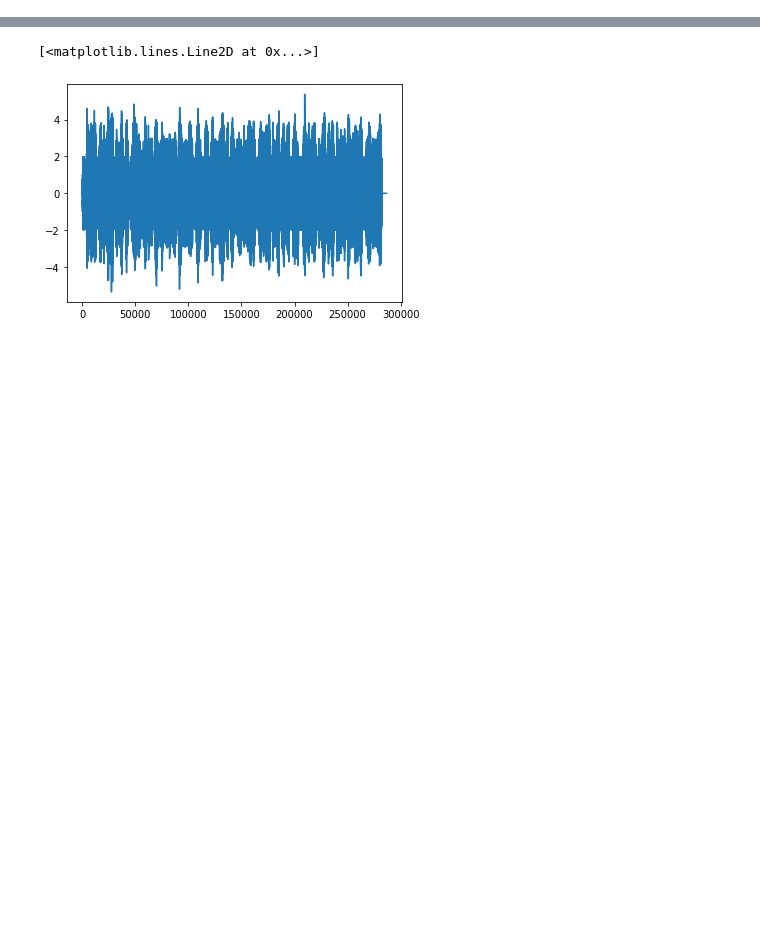
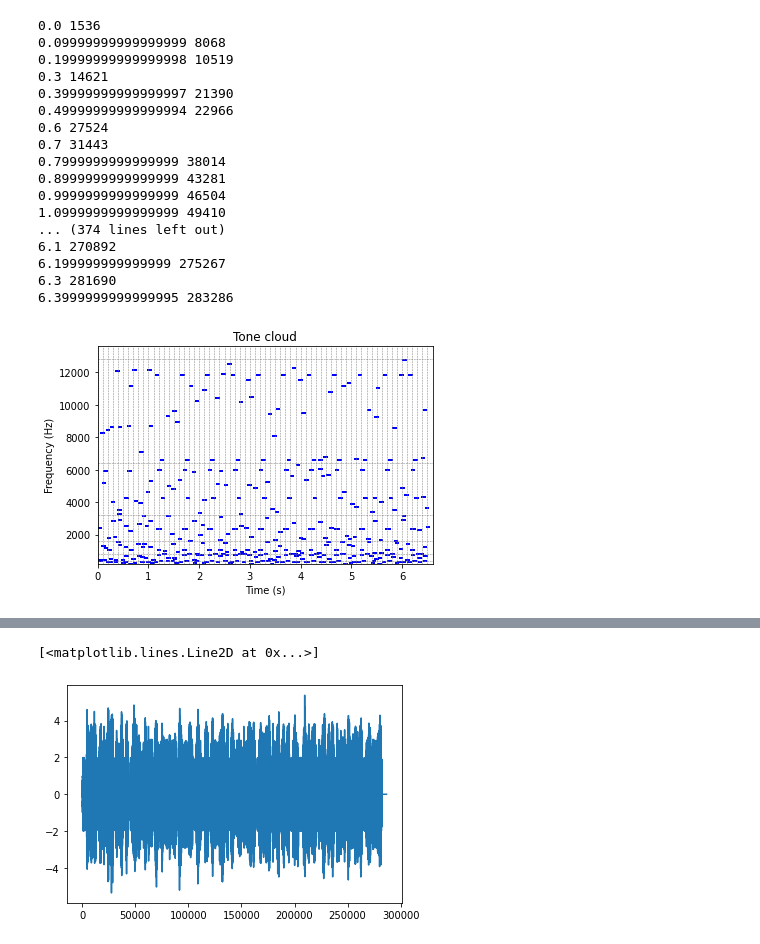
Before and after one commit to BereNoriega/tone-clouds, a Jupyter notebook: toneclouds.ipynb, the cells around one changed output, grey strips where cells are left out. Saved outputs shown, nothing was run; the diff lists cells and outputs as text; code cells hidden in the pictures; blank space fills up the shorter version.

```diff
--- a/toneclouds.ipynb
+++ b/toneclouds.ipynb
@@ -64,0 +610,13 @@ for s in range(len(spectral_density)):
+# %%
+# leave latencymat and freqmat alone
+token_latencymat = latencymat
+token_freqmat = freqmat
+
+# replace sections of tone cloud with token
+for s in startids:
+    token_latencymat[:, np.arange(s,s+tokendur_ingrid,1)] = latencytoken
+    token_freqmat[:, np.arange(s,s+tokendur_ingrid,1)] = freqtoken
+print(startids)
+print("Final token_latencymat:\n",token_latencymat)
+
+print("\nFinal token_freqmat:\n",token_freqmat)
@@ -64,0 +641,54 @@ for s in range(len(spectral_density)):
+# %%
+soundmat=np.zeros(int(totaltime*fs))
+
+for f in range(len(freq_list)-1):
+    for t in range(len(timegrid)-2):
+        ftimetone = token_latencymat[f,t]
+        ftone = token_freqmat[f,t]
+
+        grid_start = timegrid[t]
+
+        amp = np.sin(2*np.pi*ftone*ttone) #make the tone
+        amp = amp*env #hanning env already calculated outside
+
+        tonestartsamp = int((grid_start+ftimetone)*fs)+1
+        toneendsamp = tonestartsamp+len(amp)
+
+        print(grid_start,tonestartsamp)
+
+
+
+        soundmat[tonestartsamp:toneendsamp]=soundmat[tonestartsamp:toneendsamp]+amp
+
+        plt.plot([grid_start+ftimetone, grid_start+ftimetone + tonedur],[ftone, ftone], color='blue', linewidth=2)
+
+for t in timegrid:
+    linetime=plt.axvline(x=t, color='gray', linestyle='--', linewidth=0.5)
+for f in freq_list:
+    linefreq=plt.axhline(y=f, color='gray', linestyle='--', linewidth=0.5)
+
+plt.xlabel('Time (s)')
+plt.ylabel('Frequency (Hz)')
+plt.title('Tone cloud')
+plt.xlim(0, totaltime)
+plt.ylim(minf, maxf+800)
+plt.show()
+# %% [output]
+0.0 1536
+0.09999999999999999 8068
+0.19999999999999998 10519
+0.3 14621
+0.39999999999999997 21390
+0.49999999999999994 22966
+0.6 27524
+0.7 31443
+0.7999999999999999 38014
+0.8999999999999999 43281
+0.9999999999999999 46504
+1.0999999999999999 49410
+... (374 lines left out)
+6.1 270892
+6.199999999999999 275267
+6.3 281690
+6.3999999999999995 283286
+[figure, added]
```
Also changed, not shown: parts of 40 cells of this notebook.
